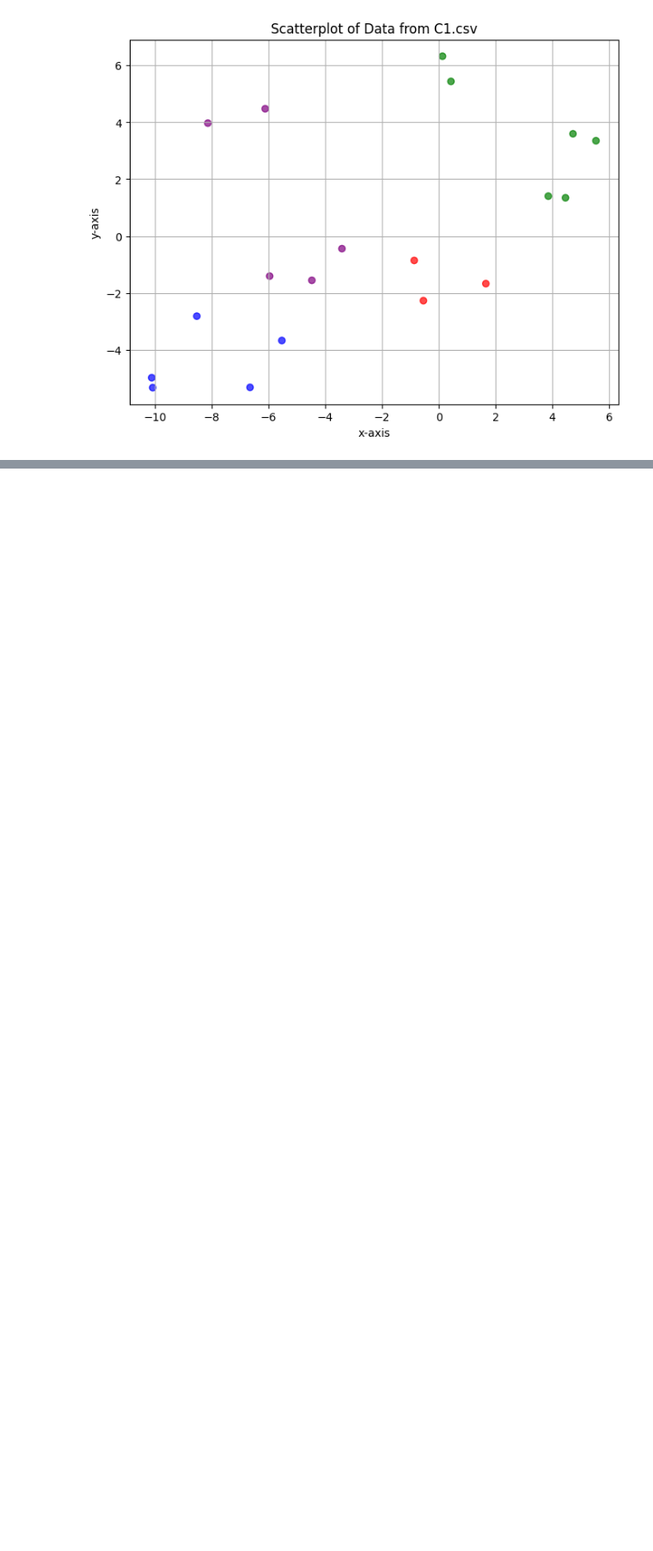
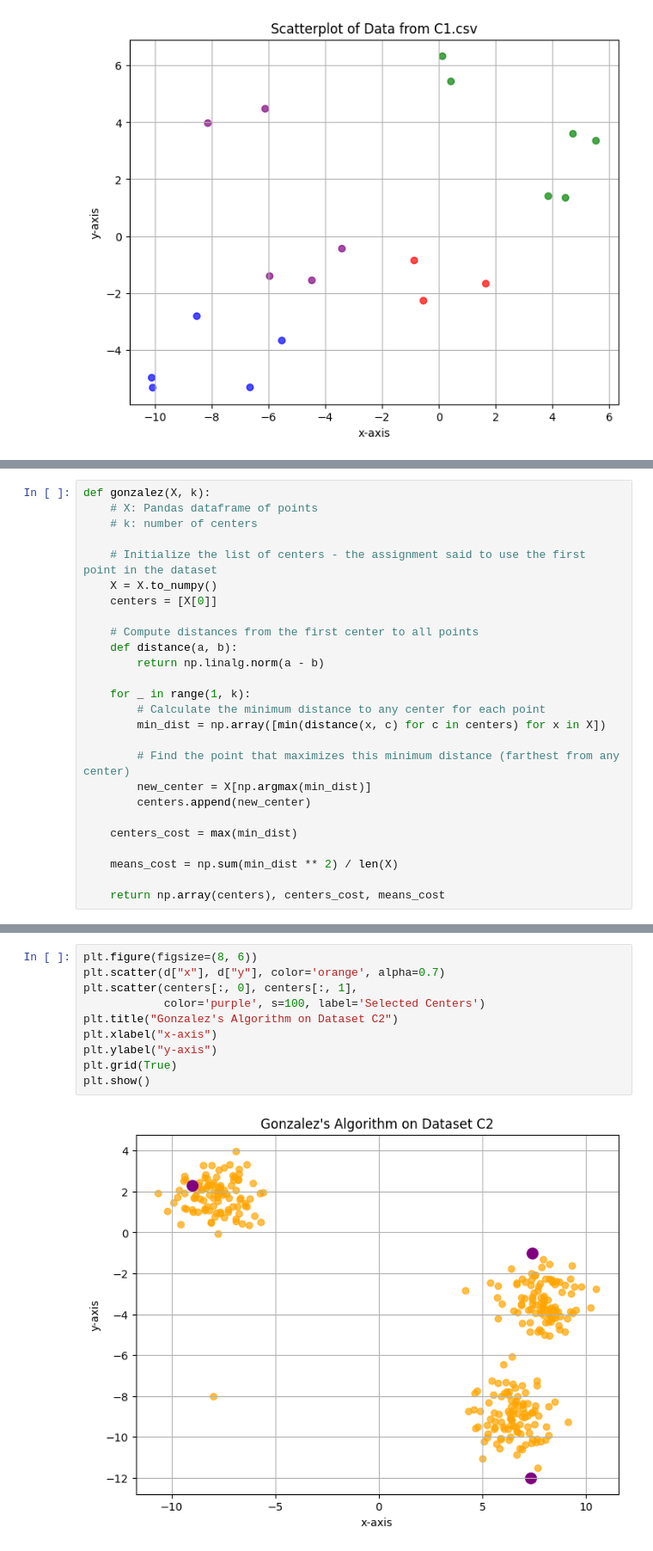
Before and after one commit to jacksonswitzer/data_mining_assignment_3_clustering, a Jupyter notebook: Code.ipynb, the cells around one changed output, grey strips where cells are left out. Shown at 86% size. Saved outputs shown, nothing was run; the diff lists cells and outputs as text; blank space fills up the shorter version.

```diff
--- a/Code.ipynb
+++ b/Code.ipynb
@@ -140,0 +157,26 @@ plt.show()
+# %%
+def gonzalez(X, k):
+    # X: Pandas dataframe of points
+    # k: number of centers
+
+    # Initialize the list of centers - the assignment said to use the first point in the dataset
+    X = X.to_numpy()
+    centers = [X[0]]
+
+    # Compute distances from the first center to all points
+    def distance(a, b):
+        return np.linalg.norm(a - b)
+
+    for _ in range(1, k):
+        # Calculate the minimum distance to any center for each point
+        min_dist = np.array([min(distance(x, c) for c in centers) for x in X])
+
+        # Find the point that maximizes this minimum distance (farthest from any center)
+        new_center = X[np.argmax(min_dist)]
+        centers.append(new_center)
+
+    centers_cost = max(min_dist)
+
+    means_cost = np.sum(min_dist ** 2) / len(X)
+
+    return np.array(centers), centers_cost, means_cost
@@ -140,0 +195,12 @@ plt.show()
+# %%
+plt.figure(figsize=(8, 6))
+plt.scatter(d["x"], d["y"], color='orange', alpha=0.7)
+plt.scatter(centers[:, 0], centers[:, 1],
+            color='purple', s=100, label='Selected Centers')
+plt.title("Gonzalez's Algorithm on Dataset C2")
+plt.xlabel("x-axis")
+plt.ylabel("y-axis")
+plt.grid(True)
+plt.show()
+# %% [output]
+[figure, added]
```
Also changed, not shown: parts of 5 cells of this notebook.
